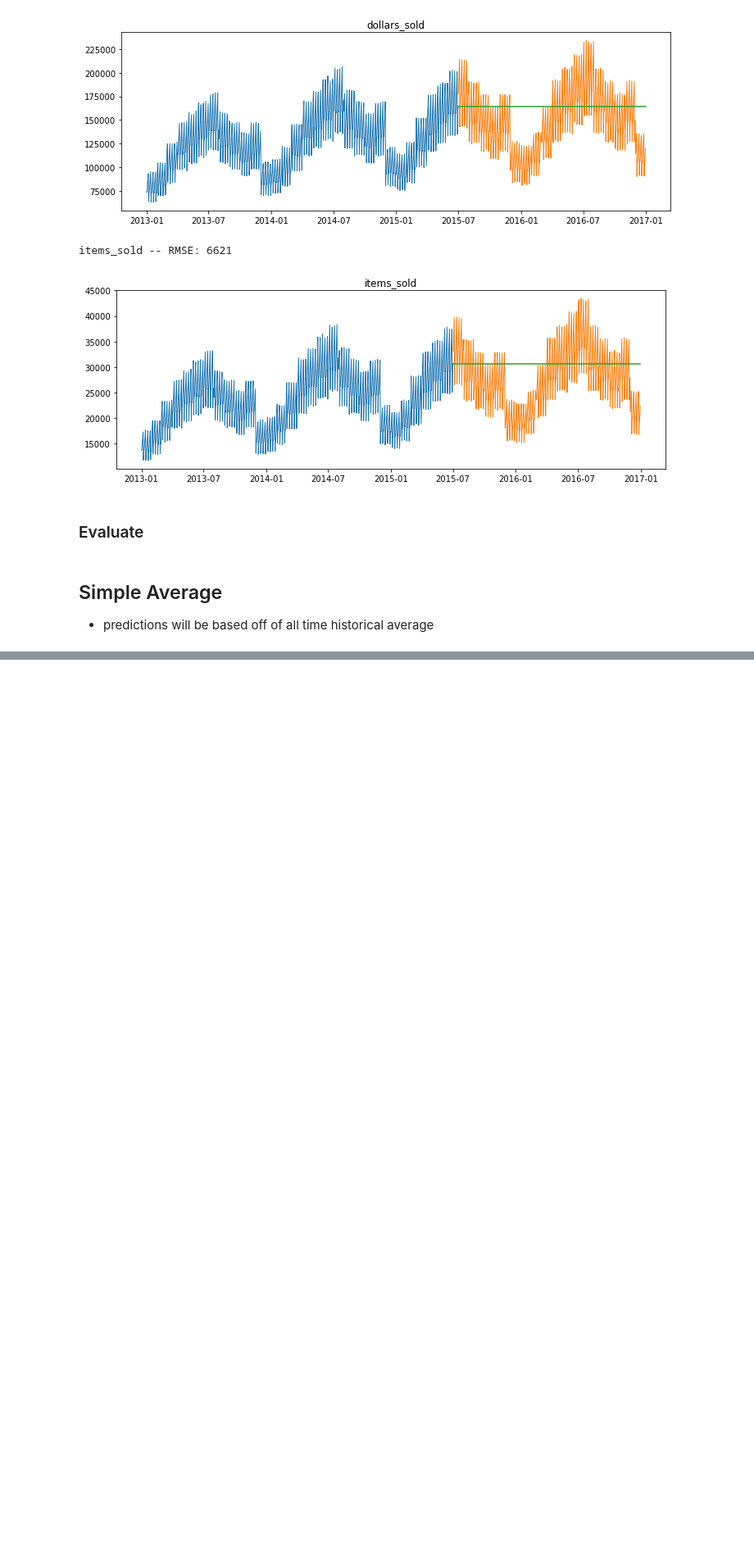
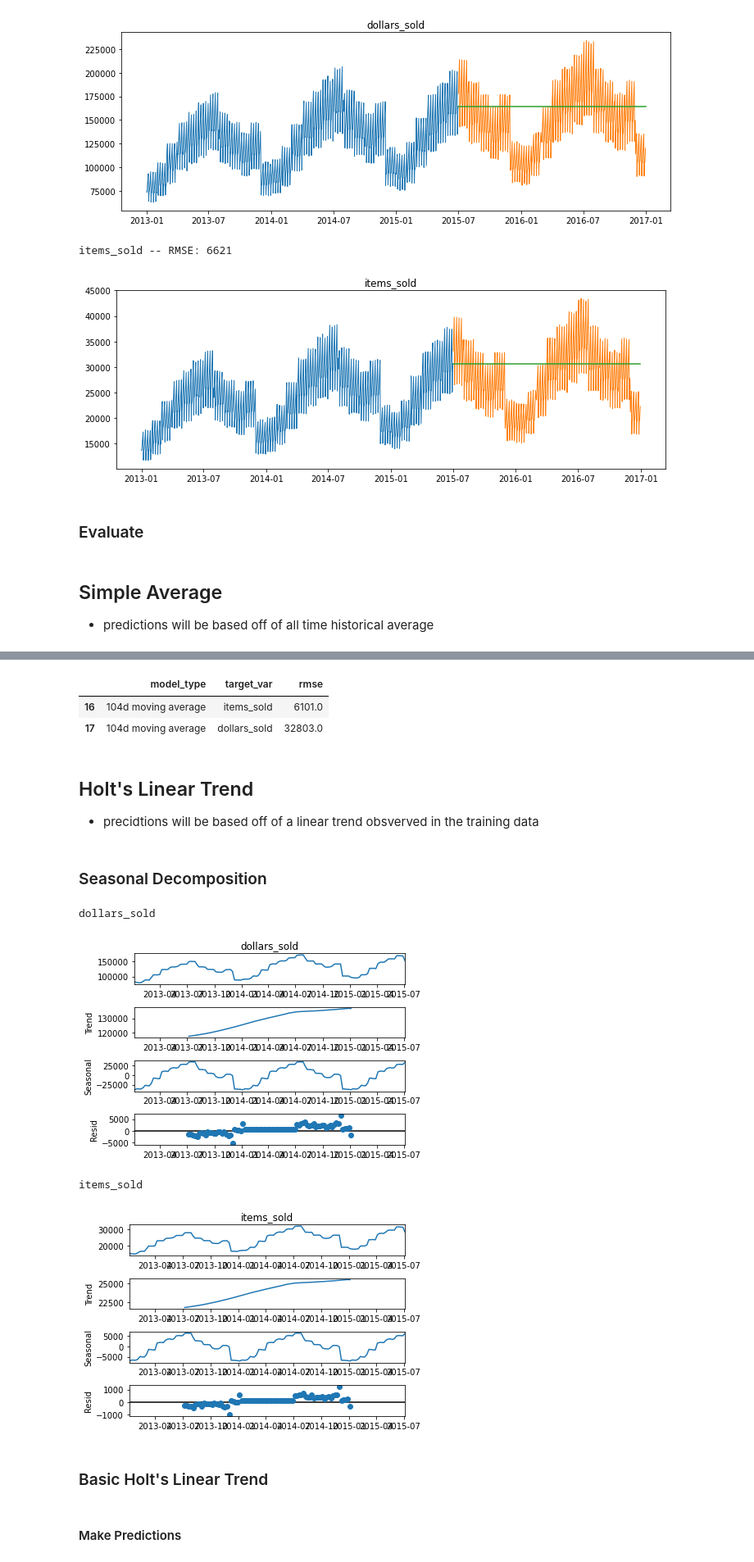
Before and after one commit to johngrinstead/time-series-exercises, a Jupyter notebook: modeling_lesson.ipynb, the cells around one changed output, grey strips where cells are left out. Shown at 82% size. Drawn from its saved outputs; the diff is of its cells as text; code cells hidden in the pictures; blank space fills up the shorter version.

```diff
--- a/modeling_lesson.ipynb
+++ b/modeling_lesson.ipynb
@@ -198,0 +281,4 @@ for col in train.columns:
+# %%
+for col in train.columns:
+    eval_df = append_eval_df(model_type='30d moving average',
+                             target_var = col)
@@ -198,0 +321,39 @@ for col in train.columns:
+# %%
+# get the min rmse for each variable
+
+min_rmse_dollars_sold = eval_df.groupby('target_var')['rmse'].min()[0]
+min_rmse_items_sold = eval_df.groupby('target_var')['rmse'].min()[1]
+
+# filter only the rows that match those rmse to find out
+# which models are best thus far
+eval_df[((eval_df.rmse == min_rmse_dollars_sold) |
+         (eval_df.rmse == min_rmse_items_sold)
+        )]
+
+## the Rolling Average model with a time period of 104 days does the best overall at predicting correctly
+# %% [output]
+|  | model_type | target_var | rmse |
+| 16 | 104d moving average | items_sold | 6101.0 |
+| 17 | 104d moving average | dollars_sold | 32803.0 |
+# %% [markdown]
+## Holt's Linear Trend
+
+- precidtions will be based off of a linear trend obsverved in the training data
+# %% [markdown]
+### Seasonal Decomposition
+# %%
+import statsmodels.api as sm
+
+for col in train.columns:
+    print(col,'\n')
+    _ = sm.tsa.seasonal_decompose(train[col].resample('W').mean()).plot()
+    plt.show()
+# %% [output]
+dollars_sold
+[figure, added]
+items_sold
+[figure, added]
+# %% [markdown]
+### Basic Holt's Linear Trend
+# %% [markdown]
+#### Make Predictions
```
Also changed, not shown: parts of 38 cells of this notebook.
